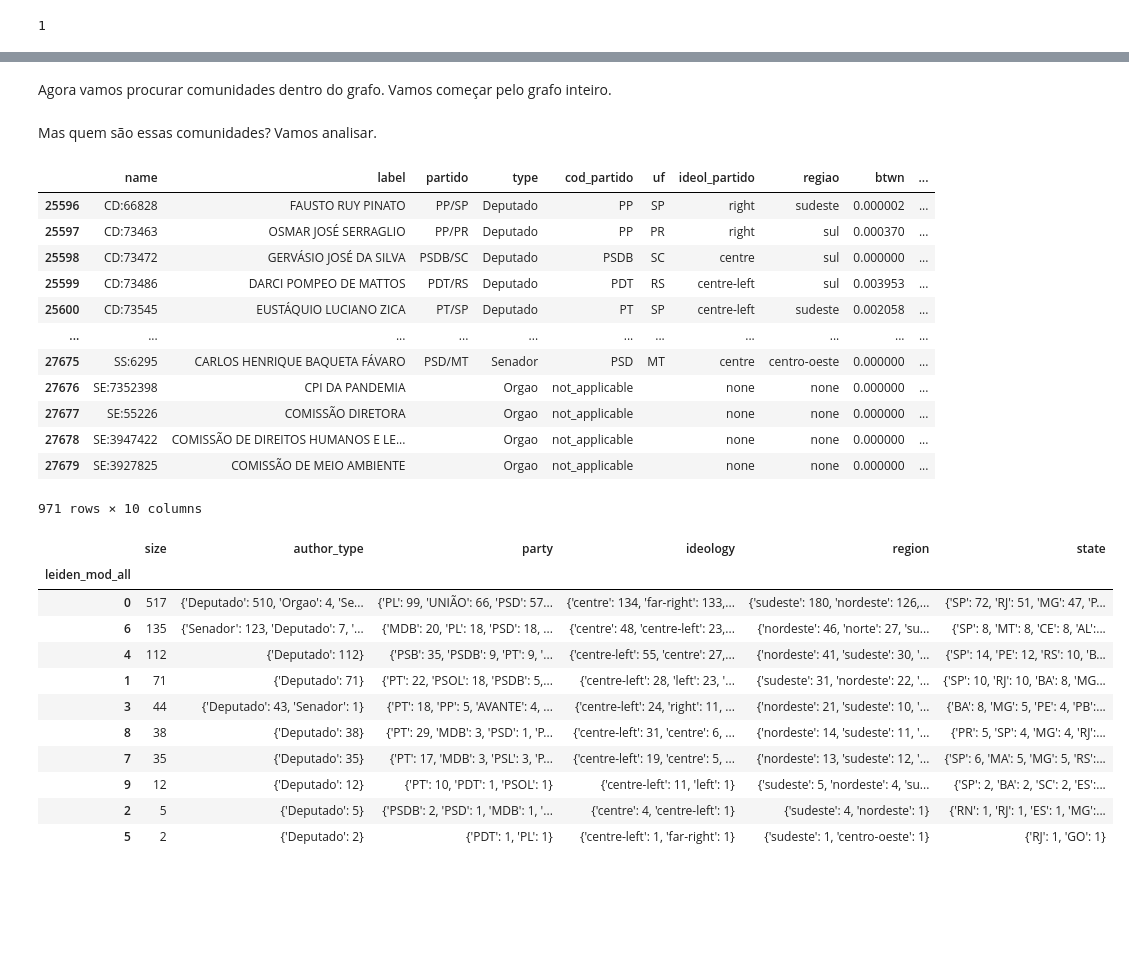
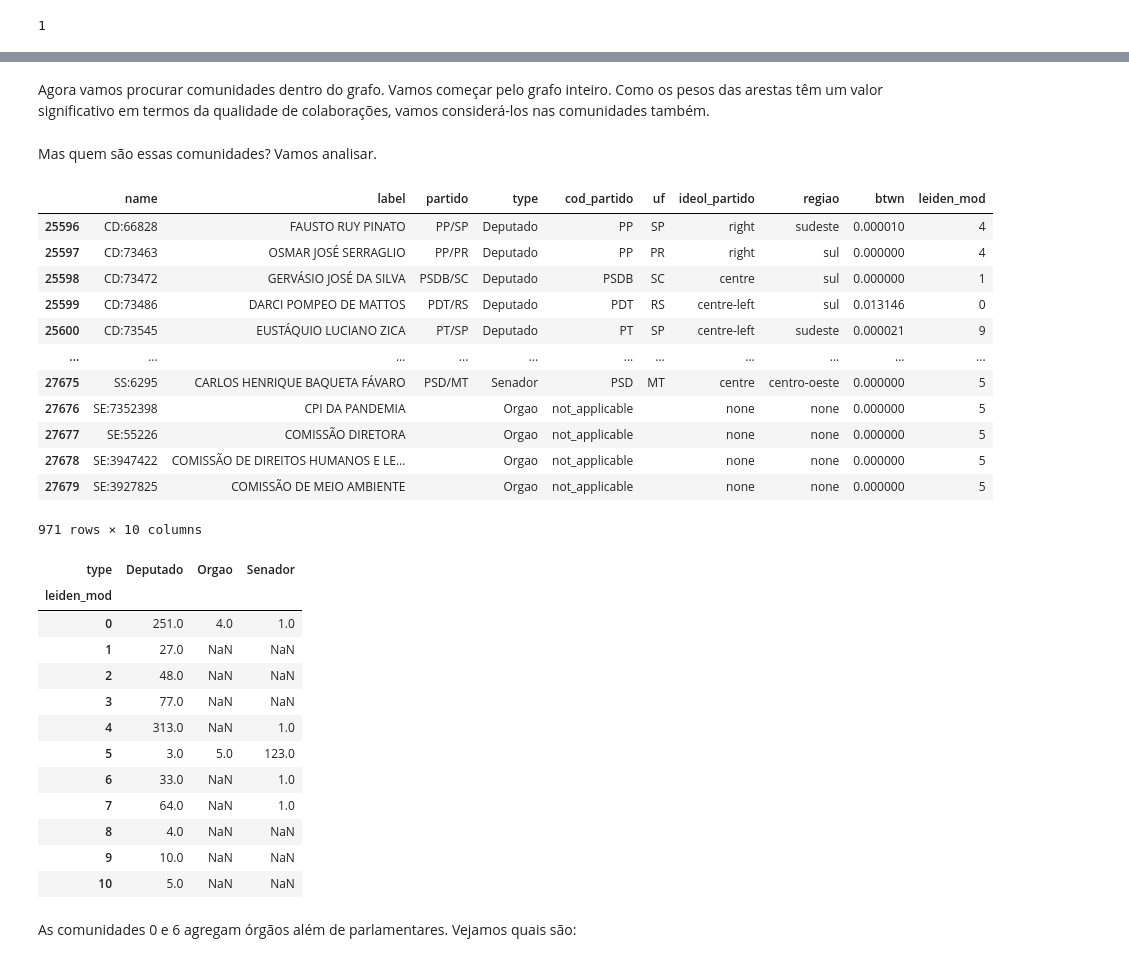
Before and after one commit to busdriverbuddha/tramita, a Jupyter notebook: gold/03_centralidade_comunidades.ipynb, the cells around one changed output, grey strips where cells are left out. Saved outputs shown, nothing was run; the diff lists cells and outputs as text; code cells hidden in the pictures; blank space fills up the shorter version.

```diff
--- a/gold/03_centralidade_comunidades.ipynb
+++ b/gold/03_centralidade_comunidades.ipynb
@@ -1099,7 +1506,7 @@ betwn_scores_wtd = collab_g.betweenness(normalized=True, directed=False, weights
 # %%
-collab_g.vs['btwn'] = betwn_scores_wtd
+collab_g.vs['btwn'] = betwn_scores_frac
 # %%
-collab_node_df = collab_node_df.join(pd.DataFrame({'name': collab_g.vs['name'], 'btwn': collab_g.vs['btwn']}).set_index('name', drop=True), on="name")
-collab_node_df
+collab_node_df = add_column_from_graph(collab_g, collab_node_df, "btwn")
+collab_node_df.head()
 # %% [output]
 |  | name | label | partido | type | cod_partido | uf | ideol_partido | regiao | btwn |
@@ -1118,45 +1548,41 @@ collab_node_df
 # %% [markdown]
-Agora vamos procurar comunidades dentro do grafo. Vamos começar pelo grafo inteiro.
+Agora vamos procurar comunidades dentro do grafo. Vamos começar pelo grafo inteiro. Como os pesos das arestas têm um valor significativo em termos da qualidade de colaborações, vamos considerá-los nas comunidades também.
 # %%
-collab_g.vs['leiden_mod_all'] = collab_g.community_leiden("modularity", weights="weight").membership
+collab_g.vs['leiden_mod'] = collab_g.community_leiden("modularity", weights="weight").membership
 # %% [markdown]
 Mas quem são essas comunidades? Vamos analisar.
 # %%
-collab_node_df = collab_node_df.join(pd.DataFrame({'name': collab_g.vs['name'], 'leiden_mod_all': collab_g.vs['leiden_mod_all']}).set_index('name', drop=True), on="name")
+collab_node_df = add_column_from_graph(collab_g, collab_node_df, "leiden_mod")
 collab_node_df
 # %% [output]
-|  | name | label | partido | type | cod_partido | uf | ideol_partido | regiao | btwn | ... |
-| 25596 | CD:66828 | FAUSTO RUY PINATO | PP/SP | Deputado | PP | SP | right | sudeste | 0.000002 | ... |
-| 25597 | CD:73463 | OSMAR JOSÉ SERRAGLIO | PP/PR | Deputado | PP | PR | right | sul | 0.000370 | ... |
-| 25598 | CD:73472 | GERVÁSIO JOSÉ DA SILVA | PSDB/SC | Deputado | PSDB | SC | centre | sul | 0.000000 | ... |
-| 25599 | CD:73486 | DARCI POMPEO DE MATTOS | PDT/RS | Deputado | PDT | RS | centre-left | sul | 0.003953 | ... |
-| 25600 | CD:73545 | EUSTÁQUIO LUCIANO ZICA | PT/SP | Deputado | PT | SP | centre-left | sudeste | 0.002058 | ... |
+|  | name | label | partido | type | cod_partido | uf | ideol_partido | regiao | btwn | leiden_mod |
+| 25596 | CD:66828 | FAUSTO RUY PINATO | PP/SP | Deputado | PP | SP | right | sudeste | 0.000010 | 4 |
+| 25597 | CD:73463 | OSMAR JOSÉ SERRAGLIO | PP/PR | Deputado | PP | PR | right | sul | 0.000000 | 4 |
+| 25598 | CD:73472 | GERVÁSIO JOSÉ DA SILVA | PSDB/SC | Deputado | PSDB | SC | centre | sul | 0.000000 | 1 |
+| 25599 | CD:73486 | DARCI POMPEO DE MATTOS | PDT/RS | Deputado | PDT | RS | centre-left | sul | 0.013146 | 0 |
+| 25600 | CD:73545 | EUSTÁQUIO LUCIANO ZICA | PT/SP | Deputado | PT | SP | centre-left | sudeste | 0.000021 | 9 |
 | ... | ... | ... | ... | ... | ... | ... | ... | ... | ... | ... |
-| 27675 | SS:6295 | CARLOS HENRIQUE BAQUETA FÁVARO | PSD/MT | Senador | PSD | MT | centre | centro-oeste | 0.000000 | ... |
-| 27676 | SE:7352398 | CPI DA PANDEMIA |  | Orgao | not_applicable |  | none | none | 0.000000 | ... |
-| 27677 | SE:55226 | COMISSÃO DIRETORA |  | Orgao | not_applicable |  | none | none | 0.000000 | ... |
-| 27678 | SE:3947422 | COMISSÃO DE DIREITOS HUMANOS E LE... |  | Orgao | not_applicable |  | none | none | 0.000000 | ... |
-| 27679 | SE:3927825 | COMISSÃO DE MEIO AMBIENTE |  | Orgao | not_applicable |  | none | none | 0.000000 | ... |
+| 27675 | SS:6295 | CARLOS HENRIQUE BAQUETA FÁVARO | PSD/MT | Senador | PSD | MT | centre | centro-oeste | 0.000000 | 5 |
+| 27676 | SE:7352398 | CPI DA PANDEMIA |  | Orgao | not_applicable |  | none | none | 0.000000 | 5 |
+| 27677 | SE:55226 | COMISSÃO DIRETORA |  | Orgao | not_applicable |  | none | none | 0.000000 | 5 |
+| 27678 | SE:3947422 | COMISSÃO DE DIREITOS HUMANOS E LE... |  | Orgao | not_applicable |  | none | none | 0.000000 | 5 |
+| 27679 | SE:3927825 | COMISSÃO DE MEIO AMBIENTE |  | Orgao | not_applicable |  | none | none | 0.000000 | 5 |
 971 rows × 10 columns
 # %%
-collab_node_df.groupby('leiden_mod_all').agg(
-    size=('leiden_mod_all', 'size'),
-    author_type=('type', lambda x: x.value_counts().to_dict()),
-    party=('cod_partido', lambda x: x.value_counts().to_dict()),
-    ideology=('ideol_partido', lambda x: x.value_counts().to_dict()),
-    region=('regiao', lambda x: x.value_counts().to_dict()),
-    state=('uf', lambda x: x.value_counts().to_dict()),
-).sort_values('size', ascending=False)
+collab_node_df.groupby('leiden_mod')['type'].value_counts().unstack()
 # %% [output]
-|  | size | author_type | party | ideology | region | state |
-| leiden_mod_all |  |  |  |  |  |  |
-| 0 | 517 | {'Deputado': 510, 'Orgao': 4, 'Se... | {'PL': 99, 'UNIÃO': 66, 'PSD': 57... | {'centre': 134, 'far-right': 133,... | {'sudeste': 180, 'nordeste': 126,... | {'SP': 72, 'RJ': 51, 'MG': 47, 'P... |
-| 6 | 135 | {'Senador': 123, 'Deputado': 7, '... | {'MDB': 20, 'PL': 18, 'PSD': 18, ... | {'centre': 48, 'centre-left': 23,... | {'nordeste': 46, 'norte': 27, 'su... | {'SP': 8, 'MT': 8, 'CE': 8, 'AL':... |
-| 4 | 112 | {'Deputado': 112} | {'PSB': 35, 'PSDB': 9, 'PT': 9, '... | {'centre-left': 55, 'centre': 27,... | {'nordeste': 41, 'sudeste': 30, '... | {'SP': 14, 'PE': 12, 'RS': 10, 'B... |
-| 1 | 71 | {'Deputado': 71} | {'PT': 22, 'PSOL': 18, 'PSDB': 5,... | {'centre-left': 28, 'left': 23, '... | {'sudeste': 31, 'nordeste': 22, '... | {'SP': 10, 'RJ': 10, 'BA': 8, 'MG... |
-| 3 | 44 | {'Deputado': 43, 'Senador': 1} | {'PT': 18, 'PP': 5, 'AVANTE': 4, ... | {'centre-left': 24, 'right': 11, ... | {'nordeste': 21, 'sudeste': 10, '... | {'BA': 8, 'MG': 5, 'PE': 4, 'PB':... |
-| 8 | 38 | {'Deputado': 38} | {'PT': 29, 'MDB': 3, 'PSD': 1, 'P... | {'centre-left': 31, 'centre': 6, ... | {'nordeste': 14, 'sudeste': 11, '... | {'PR': 5, 'SP': 4, 'MG': 4, 'RJ':... |
-| 7 | 35 | {'Deputado': 35} | {'PT': 17, 'MDB': 3, 'PSL': 3, 'P... | {'centre-left': 19, 'centre': 5, ... | {'nordeste': 13, 'sudeste': 12, '... | {'SP': 6, 'MA': 5, 'MG': 5, 'RS':... |
-| 9 | 12 | {'Deputado': 12} | {'PT': 10, 'PDT': 1, 'PSOL': 1} | {'centre-left': 11, 'left': 1} | {'sudeste': 5, 'nordeste': 4, 'su... | {'SP': 2, 'BA': 2, 'SC': 2, 'ES':... |
-| 2 | 5 | {'Deputado': 5} | {'PSDB': 2, 'PSD': 1, 'MDB': 1, '... | {'centre': 4, 'centre-left': 1} | {'sudeste': 4, 'nordeste': 1} | {'RN': 1, 'RJ': 1, 'ES': 1, 'MG':... |
-| 5 | 2 | {'Deputado': 2} | {'PDT': 1, 'PL': 1} | {'centre-left': 1, 'far-right': 1} | {'sudeste': 1, 'centro-oeste': 1} | {'RJ': 1, 'GO': 1} |
+| type | Deputado | Orgao | Senador |
+| leiden_mod |  |  |  |
+| 0 | 251.0 | 4.0 | 1.0 |
+| 1 | 27.0 | NaN | NaN |
+| 2 | 48.0 | NaN | NaN |
+| 3 | 77.0 | NaN | NaN |
+| 4 | 313.0 | NaN | 1.0 |
+| 5 | 3.0 | 5.0 | 123.0 |
+| 6 | 33.0 | NaN | 1.0 |
+| 7 | 64.0 | NaN | 1.0 |
+| 8 | 4.0 | NaN | NaN |
+| 9 | 10.0 | NaN | NaN |
+| 10 | 5.0 | NaN | NaN |
+# %% [markdown]
+As comunidades 0 e 6 agregam órgãos além de parlamentares. Vejamos quais são:
```
Also changed, not shown: parts of 235 cells of this notebook, 35 other files.
